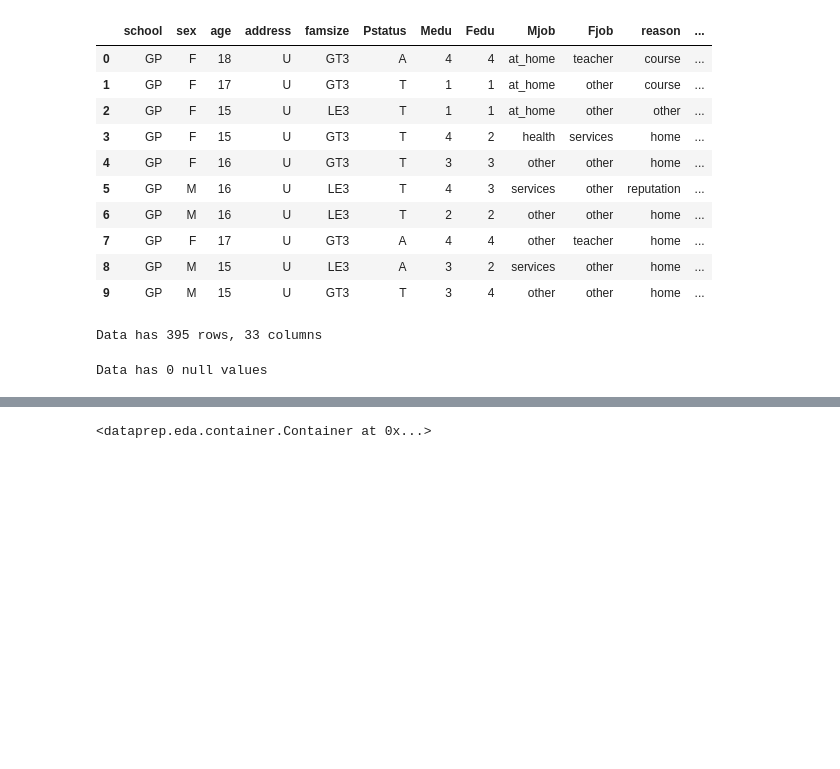
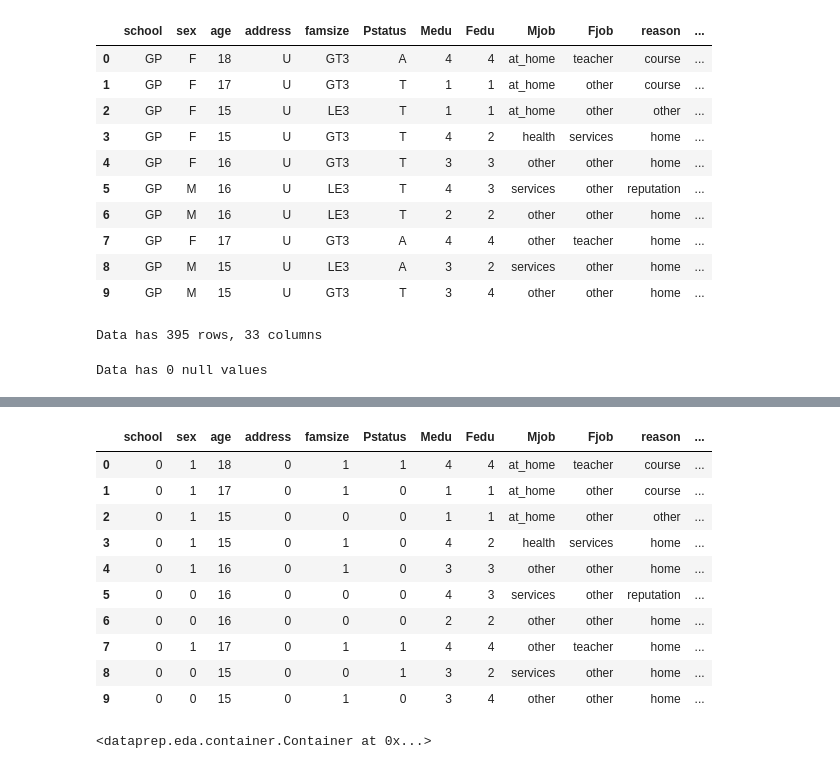
Before and after one commit to guptaShourya/Student_Grade_Prediction, a Jupyter notebook: StudentGradePred.ipynb, the cells around one changed output, grey strips where cells are left out. Cells and saved outputs as stored; diff of their text form; code cells hidden in the pictures; blank space fills up the shorter version.

Commit message:
Encode categorical variables

```diff
--- a/StudentGradePred.ipynb
+++ b/StudentGradePred.ipynb
@@ -52,6 +53,40 @@ data.describe()
 | 50% | 17.000000 | 3.000000 | 2.000000 | 1.000000 | 2.000000 | 0.000000 | 4.000000 | 3.000000 | 3.000000 | 1.000000 | ... |
 | 75% | 18.000000 | 4.000000 | 3.000000 | 2.000000 | 2.000000 | 0.000000 | 5.000000 | 4.000000 | 4.000000 | 2.000000 | ... |
 | max | 22.000000 | 4.000000 | 4.000000 | 4.000000 | 4.000000 | 3.000000 | 5.000000 | 5.000000 | 5.000000 | 5.000000 | ... |
+# %%
+# to change the values of binary categorical variables
+convert = {"school" : {"GP" : 0, "MS" : 1},
+ "sex" : {"F" : 1, "M" : 0},
+ "address" : {"R": 1, "U" : 0},
+ "famsize" : {"GT3" : 1, "LE3" : 0},
+ "Pstatus" : {"A" : 1, "T" : 0},
+ "guardian" : {"mother": 1, "father": 0, "other" : 2},
+ "schoolsup" : {"yes" : 1, "no" : 0},
+ "famsup" : {"yes" : 1, "no" : 0},
+ "paid" : {"yes" : 1, "no" : 0},
+ "activities" : {"yes" : 1, "no" : 0},
+ "nursery" : {"yes" : 1, "no" : 0},
+ "higher" : {"yes" : 1, "no" : 0},
+ "internet" : {"yes" : 1, "no" : 0},
+ "romantic" : {"yes" : 1, "no" : 0}}
+# %%
+for i in convert.keys(): # go thru the columns
+  for j in convert[i].keys(): # replace each value with respective number
+    data[i].replace(j, convert[i][j], inplace = True)
+
+data.head(10) #display top 10 rows
+# %% [output]
+|  | school | sex | age | address | famsize | Pstatus | Medu | Fedu | Mjob | Fjob | reason | ... |
+| 0 | 0 | 1 | 18 | 0 | 1 | 1 | 4 | 4 | at_home | teacher | course | ... |
+| 1 | 0 | 1 | 17 | 0 | 1 | 0 | 1 | 1 | at_home | other | course | ... |
+| 2 | 0 | 1 | 15 | 0 | 0 | 0 | 1 | 1 | at_home | other | other | ... |
+| 3 | 0 | 1 | 15 | 0 | 1 | 0 | 4 | 2 | health | services | home | ... |
+| 4 | 0 | 1 | 16 | 0 | 1 | 0 | 3 | 3 | other | other | home | ... |
+| 5 | 0 | 0 | 16 | 0 | 0 | 0 | 4 | 3 | services | other | reputation | ... |
+| 6 | 0 | 0 | 16 | 0 | 0 | 0 | 2 | 2 | other | other | home | ... |
+| 7 | 0 | 1 | 17 | 0 | 1 | 1 | 4 | 4 | other | teacher | home | ... |
+| 8 | 0 | 0 | 15 | 0 | 0 | 1 | 3 | 2 | services | other | home | ... |
+| 9 | 0 | 0 | 15 | 0 | 1 | 0 | 3 | 4 | other | other | home | ... |
 # %%
 from sklearn import model_selection #train, test split
 
```
Also changed, not shown: parts of 4 cells of this notebook.
